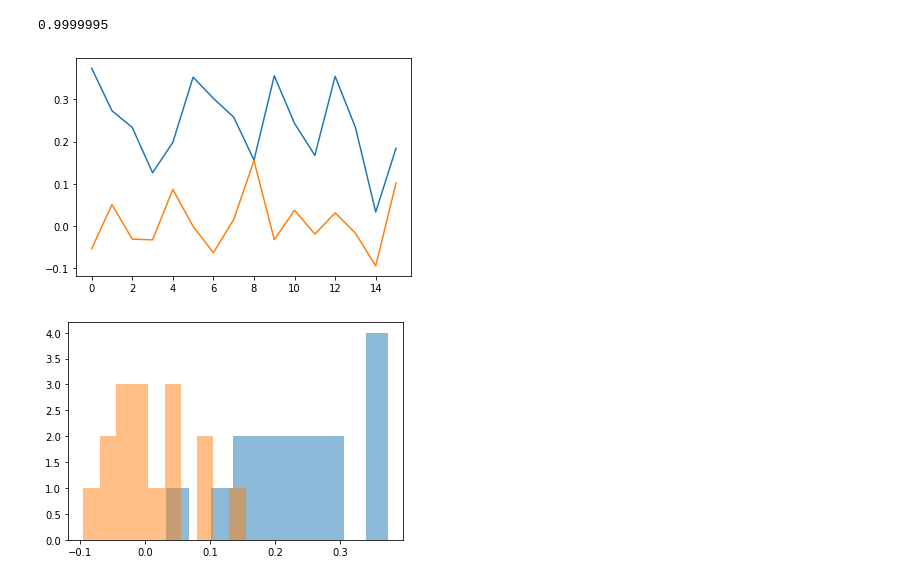
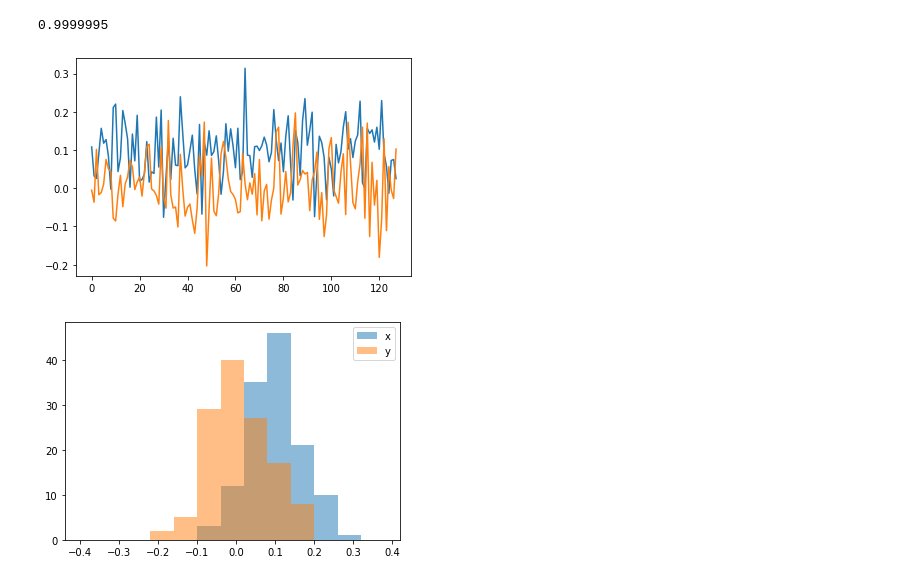
Before and after one commit to Joovvhan/ECAPA-TDNN, a Jupyter notebook: visualize_embedding.ipynb, the cells around one changed output. Drawn from its saved outputs; the diff is of its cells as text; code cells hidden in the pictures.

```diff
--- a/visualize_embedding.ipynb
+++ b/visualize_embedding.ipynb
@@ -50,30 +50,33 @@ plt.show()
 np.sum(pos_embedded_tensor[0, :] ** 2) # normalized output
 # %% [output]
 0.9999995
+# %%
+r = 128
 # %%
-random_matrix = np.random.rand(16, 192) - 0.5
+random_matrix = np.random.rand(r, 192) - 0.5
 random_pos_matrix = random_matrix / np.linalg.norm(random_matrix, axis=1, keepdims=True)
 
 
-random_matrix = np.random.rand(16, 192) - 0.5
+random_matrix = np.random.rand(r, 192) - 0.5
 random_neg_matrix = random_matrix / np.linalg.norm(random_matrix, axis=1, keepdims=True)
 
 mean_vector = np.mean(random_pos_matrix, axis=0)
 identity_vector = mean_vector/np.linalg.norm(mean_vector)
 
 embedded_tensor = np.concatenate((random_pos_matrix, random_neg_matrix), axis=0)
 
 scores = embedded_tensor @ identity_vector
 
 plt.figure()
-plt.plot(scores[:16])
-plt.plot(scores[16:])
+plt.plot(scores[:r])
+plt.plot(scores[r:])
 plt.show()
 
 plt.figure()
-plt.hist(scores[:16], alpha=0.5)
-plt.hist(scores[16:], alpha=0.5)
+plt.hist(scores[:r], alpha=0.5, bins=np.arange(-0.4, 0.4, 0.06))
+plt.hist(scores[r:], alpha=0.5, bins=np.arange(-0.4, 0.4, 0.06))
+plt.legend(['x', 'y'])
 plt.show()
 # %% [output]
-[figure, old version]
+[figure, new version]
-[figure, old version]
+[figure, new version]
```
Also changed, not shown: 12 other files.
